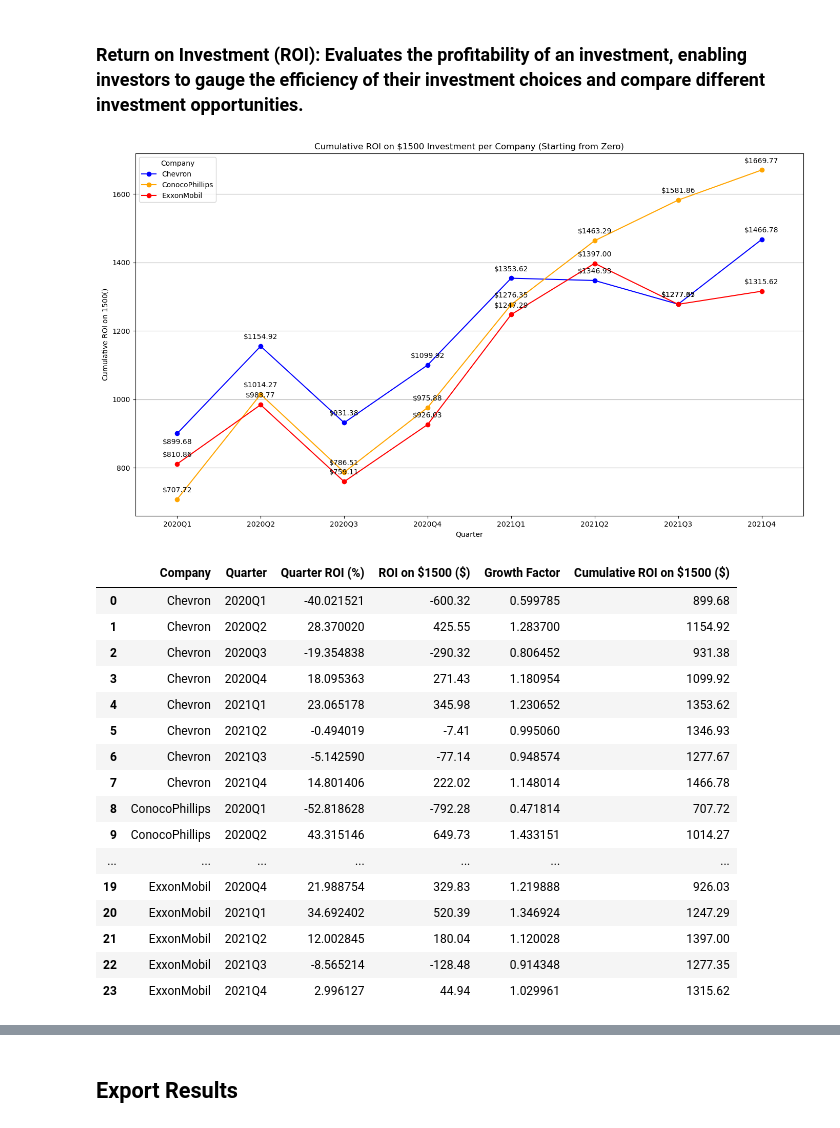
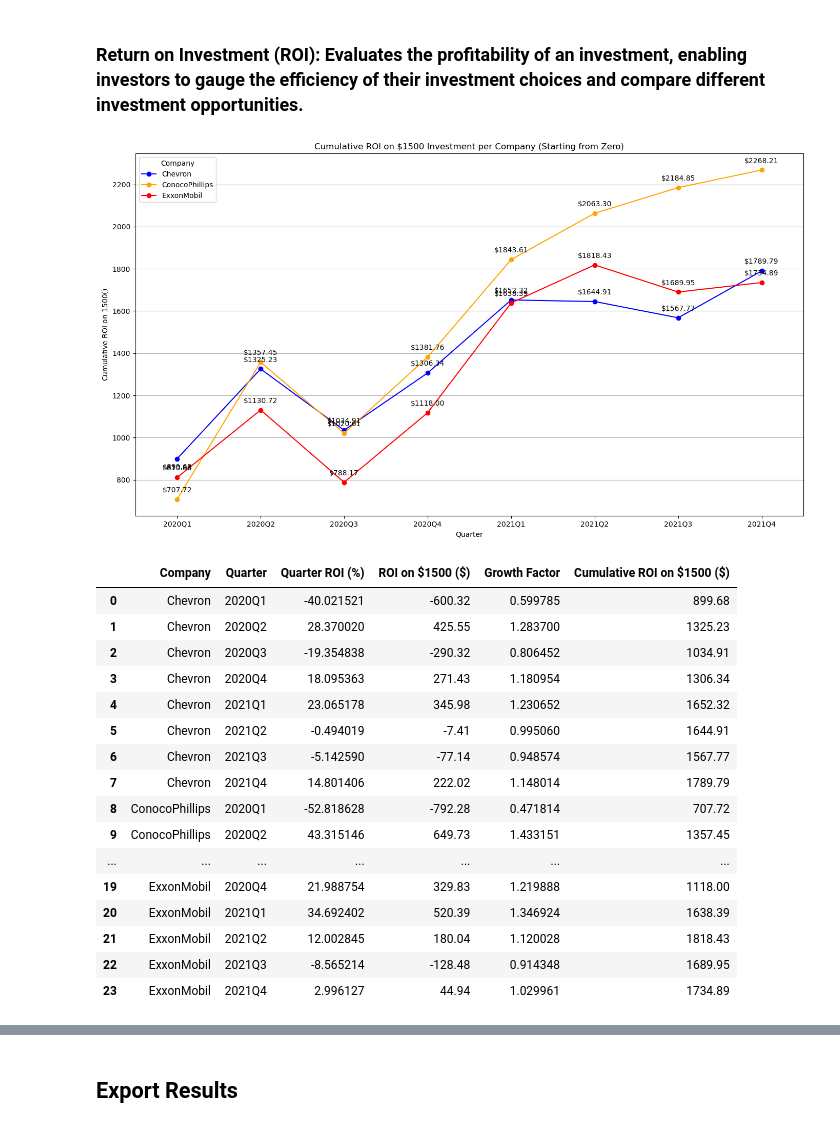
Before and after one commit to juanbracho/UT_Module16, a Jupyter notebook: data/Project_Stock_Analysis.ipynb, the cells around one changed output, grey strips where cells are left out. Saved outputs shown, nothing was run; the diff lists cells and outputs as text; code cells hidden in the pictures.

```diff
--- a/data/Project_Stock_Analysis.ipynb
+++ b/data/Project_Stock_Analysis.ipynb
@@ -544,7 +544,7 @@ cumulative_oil_roi = filtered_oil_data.groupby(['Company', 'Quarter']).apply(oil
 initial_investment = 1500
 
 # Ensure that the cumulative ROI starts from zero for each company
-cumulative_oil_roi['Cumulative ROI on $1500 ($)'] = round(cumulative_oil_roi.groupby('Company')['Growth Factor'].cumprod() * initial_investment, 2)
+cumulative_oil_roi['Cumulative ROI on $1500 ($)'] = round(cumulative_oil_roi.groupby('Company')['ROI on $1500 ($)'].cumsum() + initial_investment, 2)
 # cumulative_oil_roi = pd.concat([initial_investment, cumulative_oil_roi], ignore_index=True).sort_values(by=['Company', 'Quarter'])
 
 # Convert the 'Quarter' column to string
@@ -563,51 +563,51 @@ for company in cumulative_oil_roi['Company'].unique():
     # Annotate each point with the Y value
     for i, row in company_data.iterrows():
         if company == 'Chevron' and row['Quarter'] == '2020Q1':
             plt.annotate(f"${row['Cumulative ROI on $1500 ($)']:.2f}", (row['Quarter'], row['Cumulative ROI on $1500 ($)']), textcoords="offset points",
                          xytext=(0, -15), ha='center')  # Lower the annotation for Chevron in Q1
         else:
             plt.annotate(f"${row['Cumulative ROI on $1500 ($)']:.2f}", (row['Quarter'], row['Cumulative ROI on $1500 ($)']), textcoords="offset points",
                          xytext=(0, 10), ha='center')
 
 # Plot visual formatting.
 # Define the x-tick positions and labels
 xticks_positions = range(len(cumulative_oil_roi['Quarter'].unique()))
 xticks_labels = cumulative_oil_roi['Quarter'].unique()
 
 plt.xticks(xticks_positions, xticks_labels)
 
 # Set x-axis limits to include space before the first quarter
 plt.xlim(left=-0.5, right=len(xticks_positions)-0.5)
 
 plt.title('Cumulative ROI on $1500 Investment per Company (Starting from Zero)')
 plt.xlabel('Quarter')
 plt.ylabel('Cumulative ROI on $1500 ($)')
 plt.legend(title='Company')
 plt.grid(True, axis='y')  # Horizontal grid lines only
 plt.tight_layout()
 plt.savefig('outputs/oil_roi.png')
 plt.show()
 
 cumulative_oil_roi
 # %% [output]
-[figure, old version]
+[figure, new version]
 |  | Company | Quarter | Quarter ROI (%) | ROI on $1500 ($) | Growth Factor | Cumulative ROI on $1500 ($) |
 | 0 | Chevron | 2020Q1 | -40.021521 | -600.32 | 0.599785 | 899.68 |
-| 1 | Chevron | 2020Q2 | 28.370020 | 425.55 | 1.283700 | 1154.92 |
-| 2 | Chevron | 2020Q3 | -19.354838 | -290.32 | 0.806452 | 931.38 |
-| 3 | Chevron | 2020Q4 | 18.095363 | 271.43 | 1.180954 | 1099.92 |
-| 4 | Chevron | 2021Q1 | 23.065178 | 345.98 | 1.230652 | 1353.62 |
-| 5 | Chevron | 2021Q2 | -0.494019 | -7.41 | 0.995060 | 1346.93 |
-| 6 | Chevron | 2021Q3 | -5.142590 | -77.14 | 0.948574 | 1277.67 |
-| 7 | Chevron | 2021Q4 | 14.801406 | 222.02 | 1.148014 | 1466.78 |
+| 1 | Chevron | 2020Q2 | 28.370020 | 425.55 | 1.283700 | 1325.23 |
+| 2 | Chevron | 2020Q3 | -19.354838 | -290.32 | 0.806452 | 1034.91 |
+| 3 | Chevron | 2020Q4 | 18.095363 | 271.43 | 1.180954 | 1306.34 |
+| 4 | Chevron | 2021Q1 | 23.065178 | 345.98 | 1.230652 | 1652.32 |
+| 5 | Chevron | 2021Q2 | -0.494019 | -7.41 | 0.995060 | 1644.91 |
+| 6 | Chevron | 2021Q3 | -5.142590 | -77.14 | 0.948574 | 1567.77 |
+| 7 | Chevron | 2021Q4 | 14.801406 | 222.02 | 1.148014 | 1789.79 |
 | 8 | ConocoPhillips | 2020Q1 | -52.818628 | -792.28 | 0.471814 | 707.72 |
-| 9 | ConocoPhillips | 2020Q2 | 43.315146 | 649.73 | 1.433151 | 1014.27 |
+| 9 | ConocoPhillips | 2020Q2 | 43.315146 | 649.73 | 1.433151 | 1357.45 |
 | ... | ... | ... | ... | ... | ... | ... |
-| 19 | ExxonMobil | 2020Q4 | 21.988754 | 329.83 | 1.219888 | 926.03 |
-| 20 | ExxonMobil | 2021Q1 | 34.692402 | 520.39 | 1.346924 | 1247.29 |
-| 21 | ExxonMobil | 2021Q2 | 12.002845 | 180.04 | 1.120028 | 1397.00 |
-| 22 | ExxonMobil | 2021Q3 | -8.565214 | -128.48 | 0.914348 | 1277.35 |
-| 23 | ExxonMobil | 2021Q4 | 2.996127 | 44.94 | 1.029961 | 1315.62 |
+| 19 | ExxonMobil | 2020Q4 | 21.988754 | 329.83 | 1.219888 | 1118.00 |
+| 20 | ExxonMobil | 2021Q1 | 34.692402 | 520.39 | 1.346924 | 1638.39 |
+| 21 | ExxonMobil | 2021Q2 | 12.002845 | 180.04 | 1.120028 | 1818.43 |
+| 22 | ExxonMobil | 2021Q3 | -8.565214 | -128.48 | 0.914348 | 1689.95 |
+| 23 | ExxonMobil | 2021Q4 | 2.996127 | 44.94 | 1.029961 | 1734.89 |
 # %%
 # Get the opening price on 2020-01-02 for each company (change the date if necessary)
 initial_prices_tele = filtered_tele_data[filtered_tele_data['Date'] == pd.Timestamp('2020-01-02')].set_index('Company')['Open']
```
Also changed, not shown: parts of 6 cells of this notebook, 7 other files.
